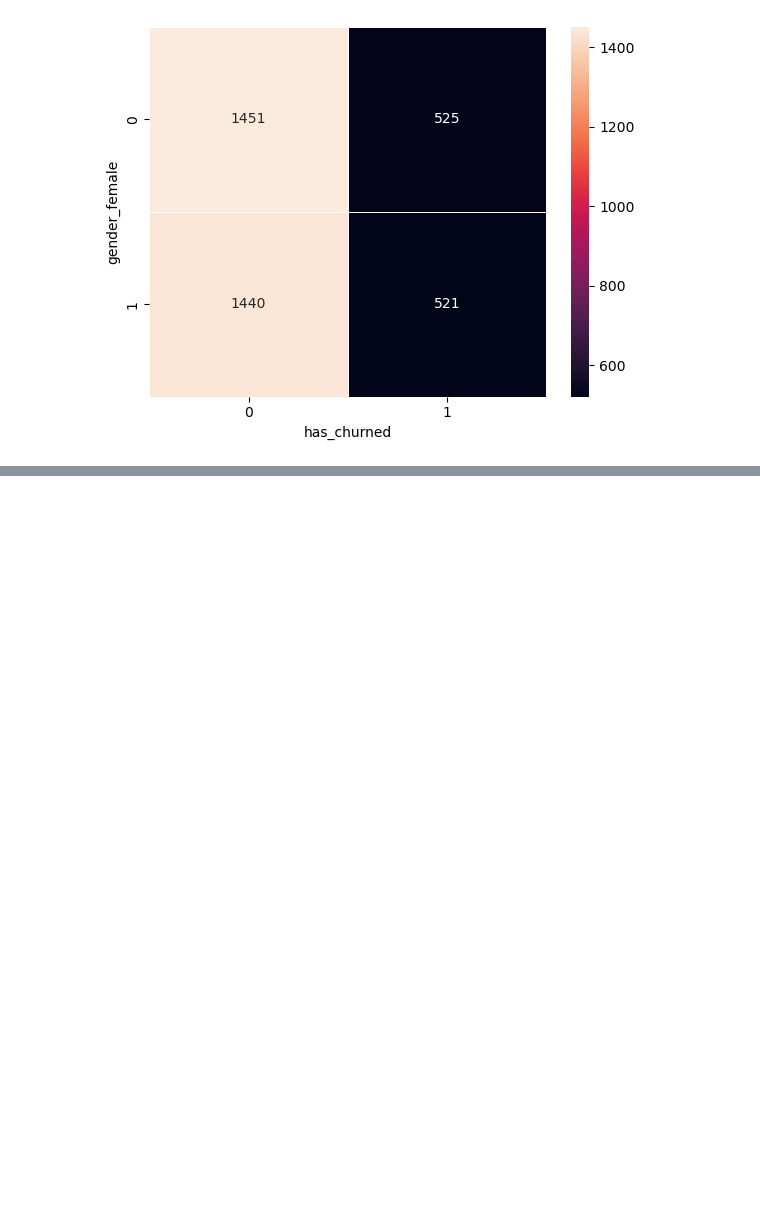
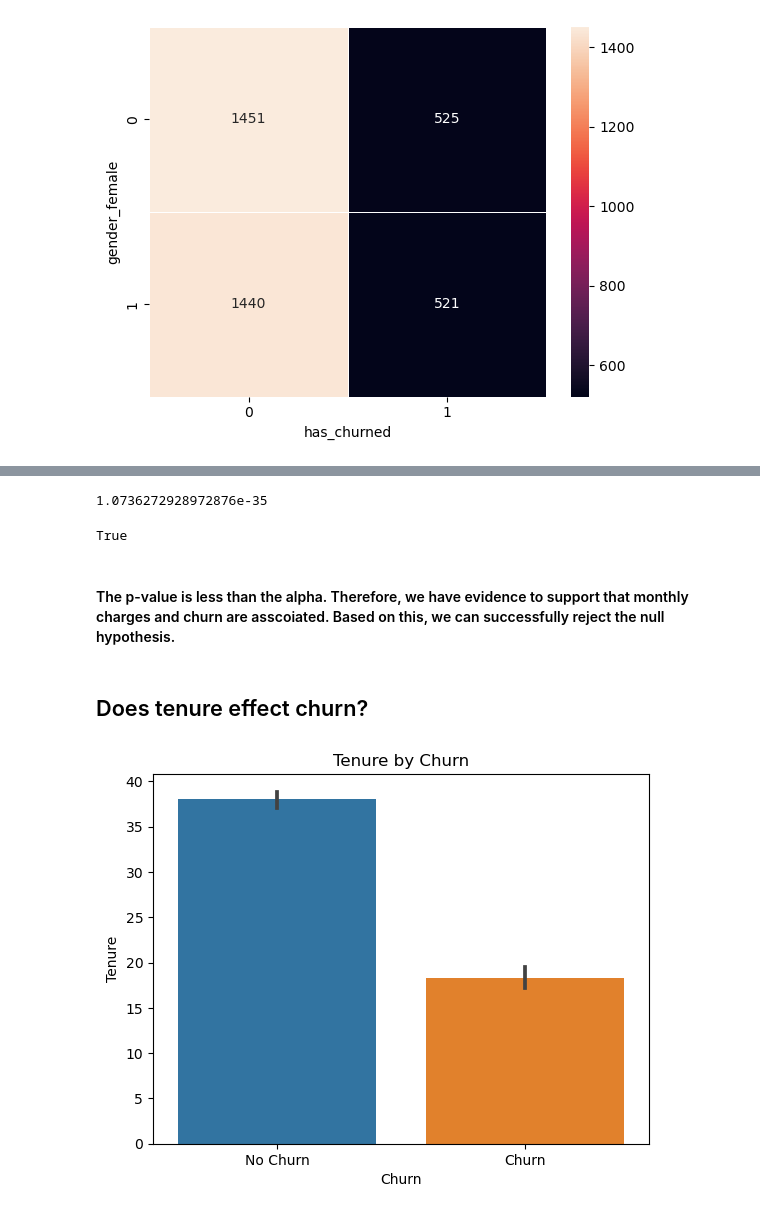
Before and after one commit to JonathanTWare/classification_project, a Jupyter notebook: final_report.ipynb, the cells around one changed output, grey strips where cells are left out. Saved outputs shown, nothing was run; the diff lists cells and outputs as text; code cells hidden in the pictures; blank space fills up the shorter version.

```diff
--- a/final_report.ipynb
+++ b/final_report.ipynb
@@ -177,0 +251,26 @@ sns.heatmap(contingency_table, annot = True, fmt ='d', linewidths = .5)
+# %%
+a = 0.05
+churned = train[train['has_churned'] == 1]['monthly_charges']
+not_churned = train[train['has_churned'] == 0]['monthly_charges']
+
+t_statistic, p_val = stats.ttest_ind(churned, not_churned)
+p_val
+# %% [output]
+1.0736272928972876e-35
+# %%
+p_val < a
+# %% [output]
+True
+# %% [markdown]
+#### The p-value is less than the alpha. Therefore, we have evidence to support that monthly charges and churn are asscoiated. Based on this, we can successfully reject the null hypothesis.
+# %% [markdown]
+## Does tenure effect churn?
+# %%
+sns.barplot(x='churn', y='tenure', data=train)
+plt.title("Tenure by Churn")
+plt.xlabel("Churn")
+plt.ylabel("Tenure")
+plt.xticks([0, 1], ['No Churn', 'Churn'])
+plt.show()
+# %% [output]
+[figure, added]
```
Also changed, not shown: parts of 55 cells of this notebook.
